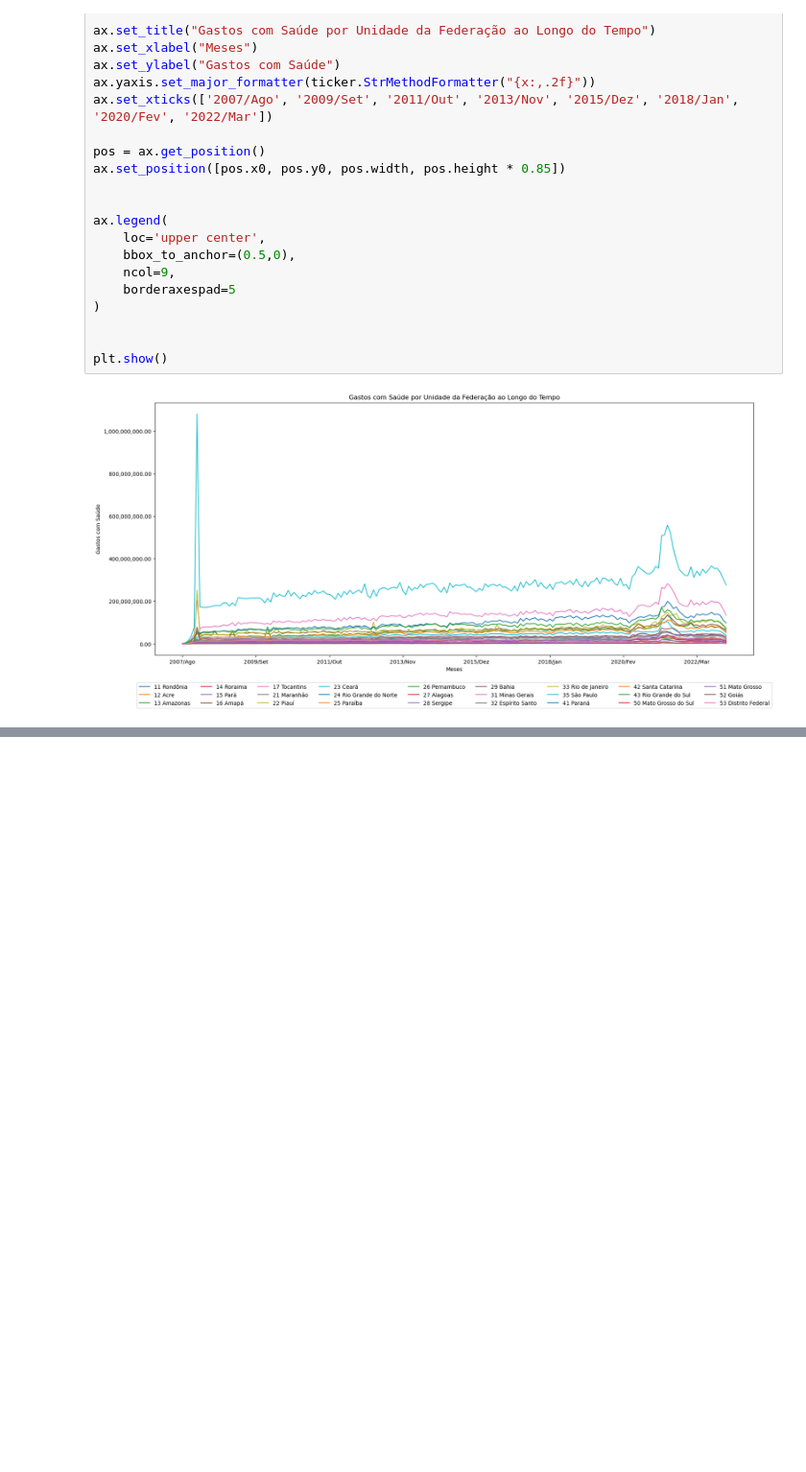
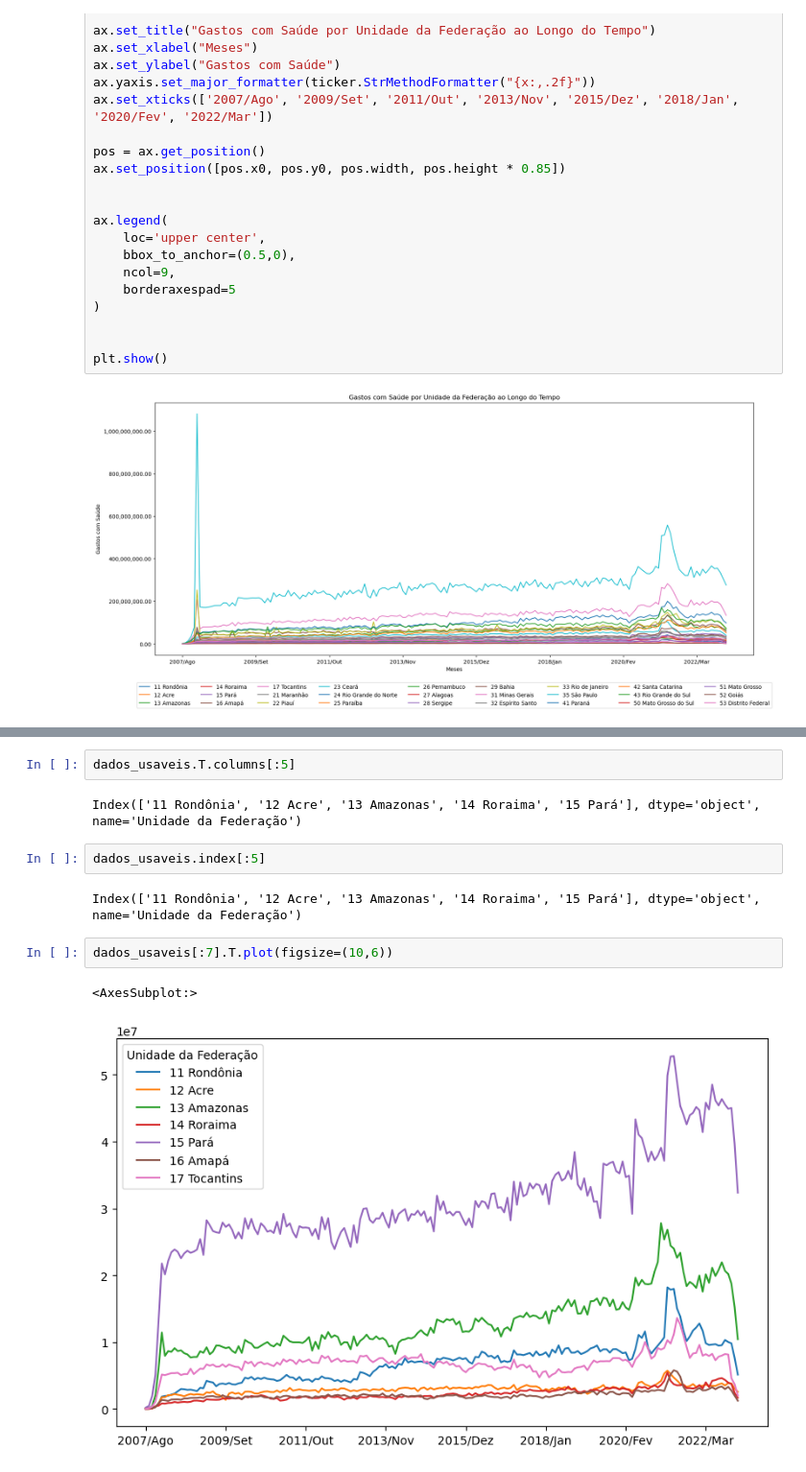
Before and after one commit to polizelr/pos_data_analytics_fiap, a Jupyter notebook: Fase 1 - Data analysis and exploration/Análise exploratória de dados/Produção_Hospitalar.ipynb, the cells around one changed output, grey strips where cells are left out. Shown at 96% size. Cells and saved outputs as stored; diff of their text form; blank space fills up the shorter version.

Commit message:
Aula 3 - Manipulação de Dados 02

```diff
--- a/Fase 1 - Data analysis and exploration/Análise exploratória de dados/Produção_Hospitalar.ipynb
+++ b/Fase 1 - Data analysis and exploration/Análise exploratória de dados/Produção_Hospitalar.ipynb
@@ -293,0 +305,13 @@ plt.show()
+# %%
+dados_usaveis.T.columns[:5]
+# %% [output]
+Index(['11 Rondônia', '12 Acre', '13 Amazonas', '14 Roraima', '15 Pará'], dtype='object', name='Unidade da Federação')
+# %%
+dados_usaveis.index[:5]
+# %% [output]
+Index(['11 Rondônia', '12 Acre', '13 Amazonas', '14 Roraima', '15 Pará'], dtype='object', name='Unidade da Federação')
+# %%
+dados_usaveis[:7].T.plot(figsize=(10,6))
+# %% [output]
+<AxesSubplot:>
+[figure, added]
```
Also changed, not shown: parts of 11 cells of this notebook.
